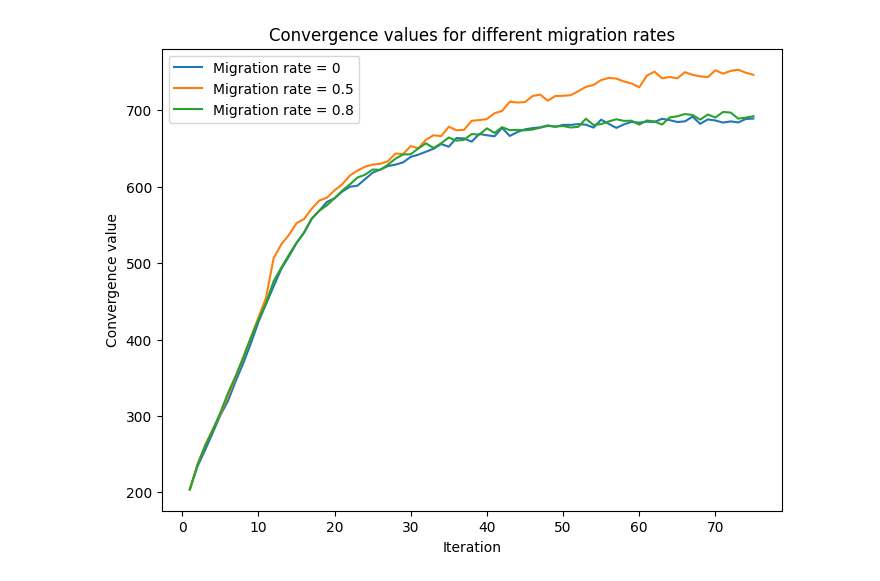
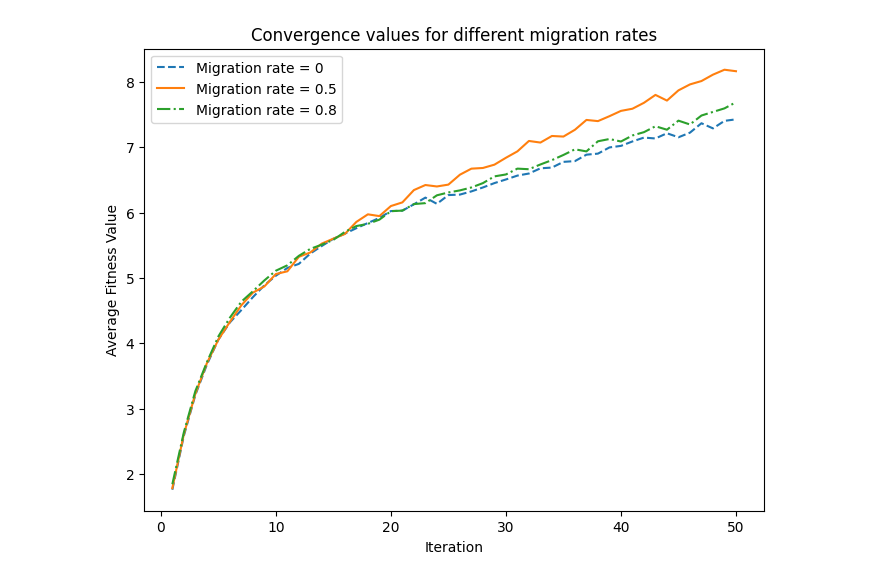
Before and after one commit to Chideme/island_genetic_algrorithm, a Jupyter notebook: migration.ipynb, the cells around one changed output. Cells and saved outputs as stored; diff of their text form; code cells hidden in the pictures.

```diff
--- a/migration.ipynb
+++ b/migration.ipynb
@@ -20,6 +20,6 @@ import datetime
 start_date = datetime.datetime(2010, 1, 1)
 end_date = datetime.datetime(2022, 12, 31)
 period ="train"
-data = Data('GRPN',start_date,end_date,period,2019)
+data = Data('GM',start_date,end_date,period,2019)
 data.data_preprocess()
 # %% [output]
@@ -28,12 +29,12 @@ TypeError: __init__() missing 1 required positional argument: 'test_period'
 # ring
 values = []
 migration_rates = [0, 0.5 , 0.8]
-num_runs = 10
+num_runs = 20
 convergence_values = []
 for i in migration_rates:
     values = []
     for _ in range(num_runs):
-        ga = IslandGGA(data=data.train_data,num_islands=8,m_iter= 10,num_iter=75,n_migrants_rate=i,pSize=200,r_cross=0.4,r_mut=0.1,strategies=data.strategies,evolve_strategy="ring")
+        ga = IslandGGA(data=data.train_data,num_islands=8,m_iter= 5,num_iter=50,n_migrants_rate=i,pSize=200,r_cross=0.4,r_mut=0.1,strategies=data.strategies,evolve_strategy="ring")
         ga.evolve()
         values.append(ga.convergence_values)
     convergence_values.append(np.mean(values, axis=0))  # Average convergence values across runs
@@ -41,11 +42,12 @@ for i in migration_rates:
 # plot the convergence values for each crossover rate
 plt.figure(figsize=(8, 6))
 for i in range(len(migration_rates)):
-    plt.plot(np.arange(1, 101), convergence_values[i], label='Migration rate = ' + str(migration_rates[i]))
+    plt.plot(np.arange(1, 51), convergence_values[i], label='Migration rate = ' + str(migration_rates[i]))
 plt.xlabel('Iteration')
 plt.ylabel('Convergence value')
 plt.title('Convergence values for different migration rates')
 plt.legend()
+plt.grid(True)
 plt.show()
 # %% [output]
 Running ring
@@ -70,14 +71,24 @@ ValueError: x and y must have same first dimension, but have shapes (100,) and (
 # %%
-# plot the convergence values for each crossover rate
+import matplotlib.pyplot as plt
+
+line_styles = {
+    0.0: "--",            # Migration rate 0.0 with circle markers
+    0.5: "-",            # Migration rate 0.5 with "x" markers
+    0.8: "-.",            # Migration rate 0.8 with square markers
+}
+
 plt.figure(figsize=(8, 6))
 for i in range(len(migration_rates)):
-    plt.plot(np.arange(1, 76), convergence_values[i], label='Migration rate = ' + str(migration_rates[i]))
+    migration_rate = migration_rates[i]
+    if migration_rate in line_styles:
+        plt.plot(np.arange(1, 51), convergence_values[i], label=f'Migration rate = {migration_rate}', linestyle=line_styles[migration_rate])
+
 plt.xlabel('Iteration')
-plt.ylabel('Convergence value')
+plt.ylabel('Average Fitness Value')
 plt.title('Convergence values for different migration rates')
 plt.legend()
 plt.show()
 # %% [output]
-[figure, old version]
+[figure, new version]
 # %%
 # multikuti
```
Also changed, not shown: parts of 5 cells of this notebook, 5 other files.
